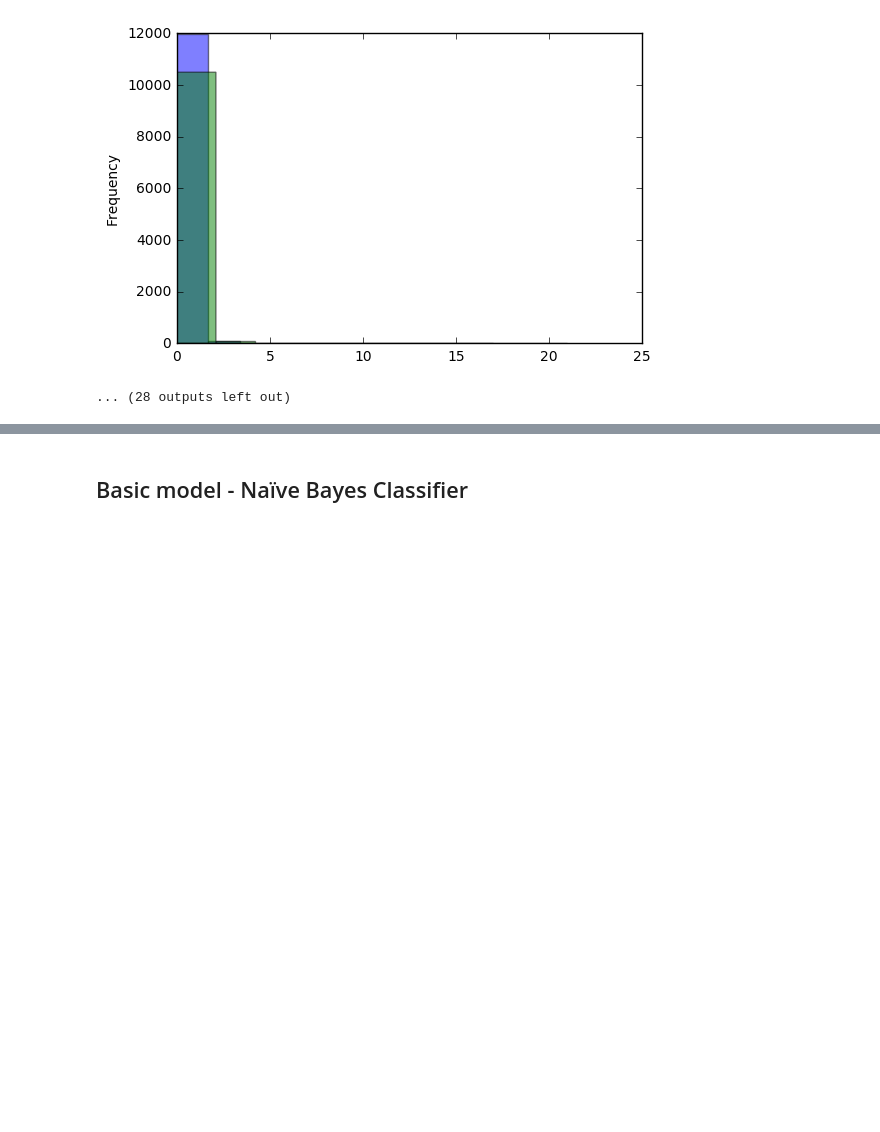
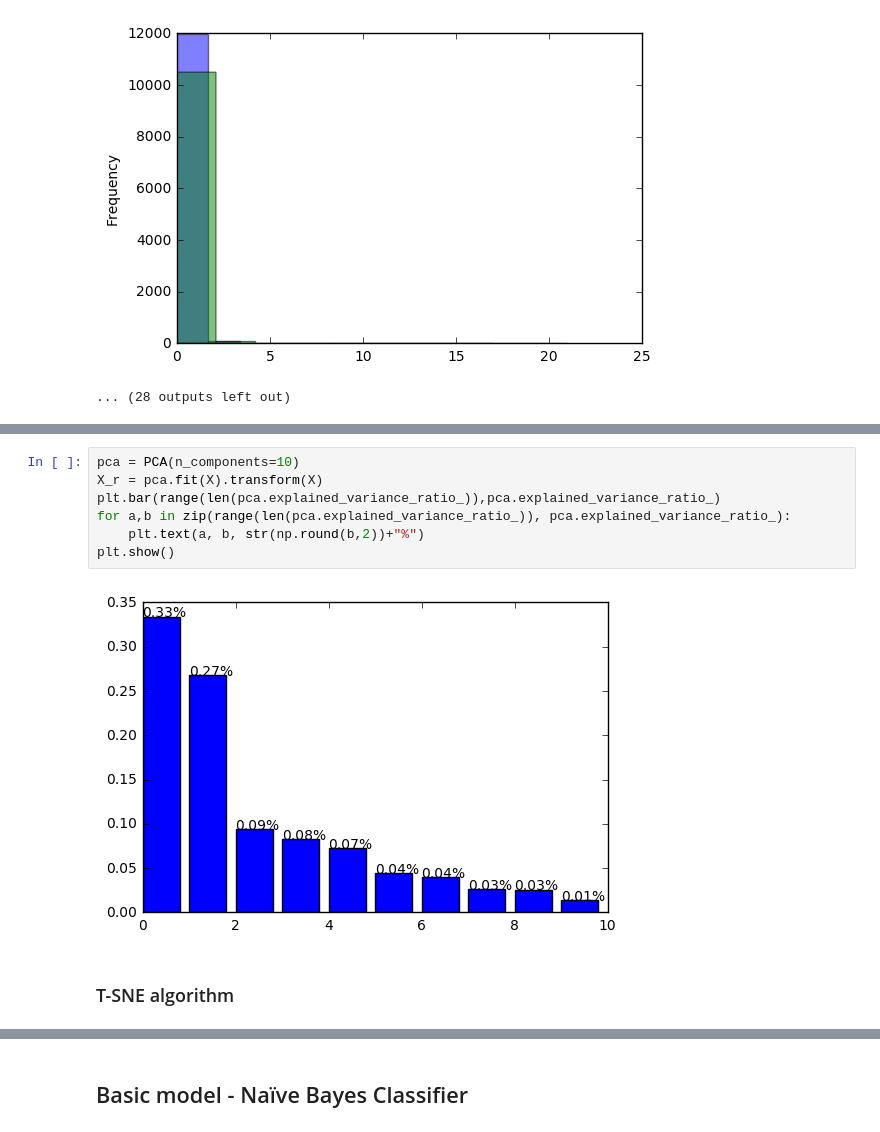
Before and after one commit to eeddaann/data-mining-project, a Jupyter notebook: Untitled.ipynb, the cells around one changed output, grey strips where cells are left out. Cells and saved outputs as stored; diff of their text form; blank space fills up the shorter version.

```diff
--- a/Untitled.ipynb
+++ b/Untitled.ipynb
@@ -96,0 +183,11 @@ Class_6  0.183583  0.771583
+# %%
+pca = PCA(n_components=10)
+X_r = pca.fit(X).transform(X)
+plt.bar(range(len(pca.explained_variance_ratio_)),pca.explained_variance_ratio_)
+for a,b in zip(range(len(pca.explained_variance_ratio_)), pca.explained_variance_ratio_):
+    plt.text(a, b, str(np.round(b,2))+"%")
+plt.show()
+# %% [output]
+[figure, added]
+# %% [markdown]
+### T-SNE algorithm
```
Also changed, not shown: parts of 7 cells of this notebook.
